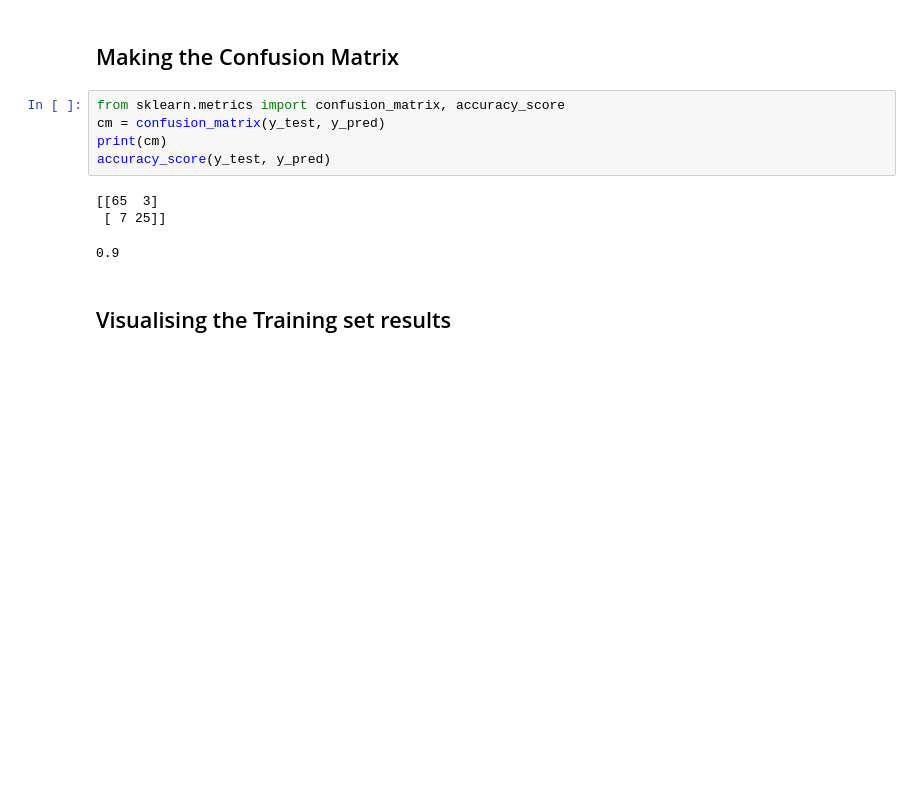
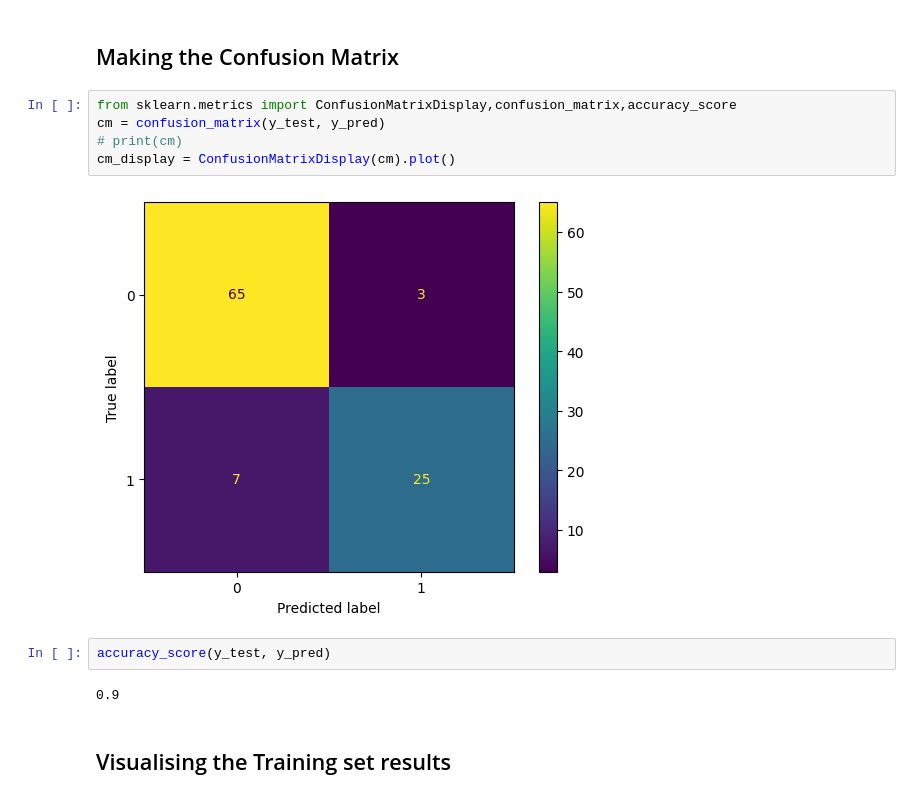
Before and after one commit to Prathamesh-chougale-17/Abstract-of-Machine-Learning-course, a Jupyter notebook: Classification/Naive-Bayes/naive_bayes.ipynb, the cells around one changed output. Drawn from its saved outputs; the diff is of its cells as text; blank space fills up the shorter version.

```diff
--- a/Classification/Naive-Bayes/naive_bayes.ipynb
+++ b/Classification/Naive-Bayes/naive_bayes.ipynb
@@ -162,14 +164,16 @@ print(np.concatenate((y_pred.reshape(len(y_pred),1), y_test.reshape(len(y_test),
 # %% [markdown]
 ## Making the Confusion Matrix
 # %%
-from sklearn.metrics import confusion_matrix, accuracy_score
+from sklearn.metrics import ConfusionMatrixDisplay,confusion_matrix,accuracy_score
 cm = confusion_matrix(y_test, y_pred)
-print(cm)
-accuracy_score(y_test, y_pred)
+# print(cm)
+cm_display = ConfusionMatrixDisplay(cm).plot()
 # %% [output]
-[[65  3]
- [ 7 25]]
-0.9
+[figure, added]
+# %%
+accuracy_score(y_test, y_pred)
+# %% [output]
+0.9
 # %% [markdown]
 ## Visualising the Training set results
 # %%
```
Also changed, not shown: parts of 3 cells of this notebook.
